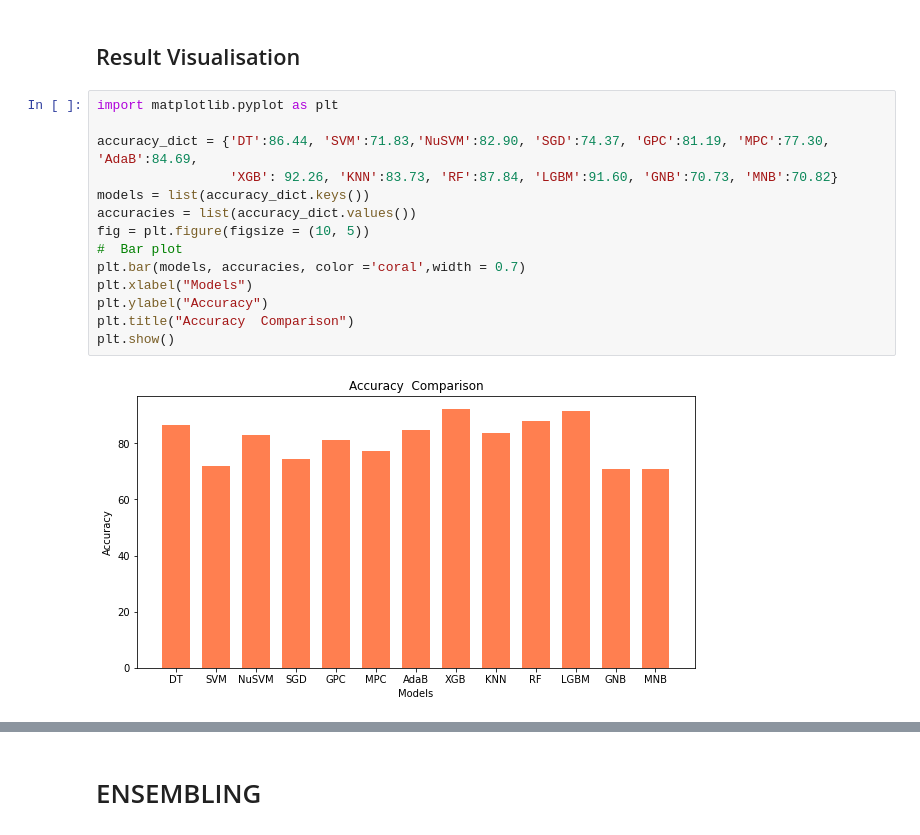
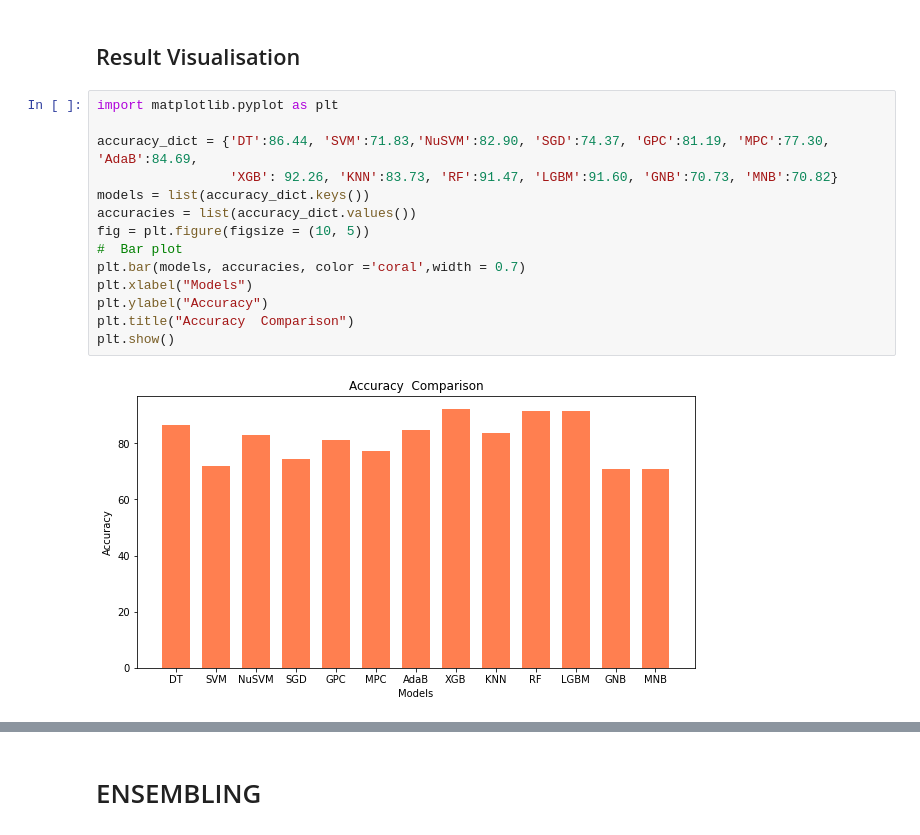
Before and after one commit to devsec-ansh/Phishing-Scam-Detection-Using-Ensemble-Machine-Learning-and-NLP, a Jupyter notebook: Phishing Detection Using ML/Phishing Detection Model Training.ipynb, the cells around one changed output, grey strips where cells are left out. Cells and saved outputs as stored; diff of their text form.

```diff
--- a/Phishing Detection Using ML/Phishing Detection Model Training.ipynb
+++ b/Phishing Detection Using ML/Phishing Detection Model Training.ipynb
@@ -438,18 +449,18 @@ X axis : Predicted Value.
 # %%
 import matplotlib.pyplot as plt
 
 accuracy_dict = {'DT':86.44, 'SVM':71.83,'NuSVM':82.90, 'SGD':74.37, 'GPC':81.19, 'MPC':77.30, 'AdaB':84.69,
-                 'XGB': 92.26, 'KNN':83.73, 'RF':87.84, 'LGBM':91.60, 'GNB':70.73, 'MNB':70.82}
+                 'XGB': 92.26, 'KNN':83.73, 'RF':91.47, 'LGBM':91.60, 'GNB':70.73, 'MNB':70.82}
 models = list(accuracy_dict.keys())
 accuracies = list(accuracy_dict.values())
 fig = plt.figure(figsize = (10, 5))
 #  Bar plot
 plt.bar(models, accuracies, color ='coral',width = 0.7)
 plt.xlabel("Models")
 plt.ylabel("Accuracy")
 plt.title("Accuracy  Comparison")
 plt.show()
 # %% [output]
-[figure, old version]
+[figure, new version]
 # %%
 recall_dict = {'DT':86.36, 'SVM':71.93,'NuSVM':82.87, 'SGD':73.80, 'GPC':80.97, 'MPC':77.80, 'AdaB':84.63,
```
Also changed, not shown: parts of 15 cells of this notebook.
